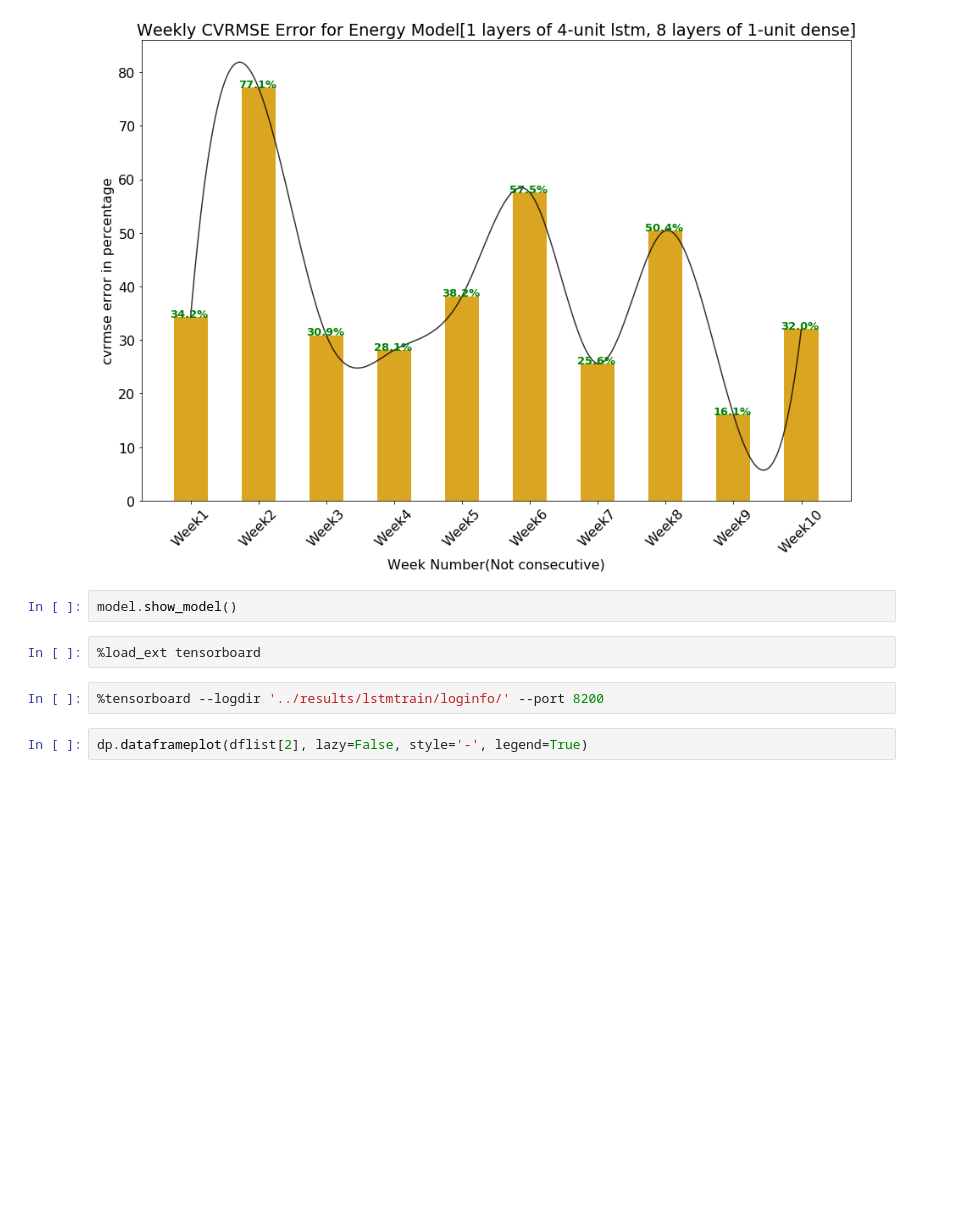
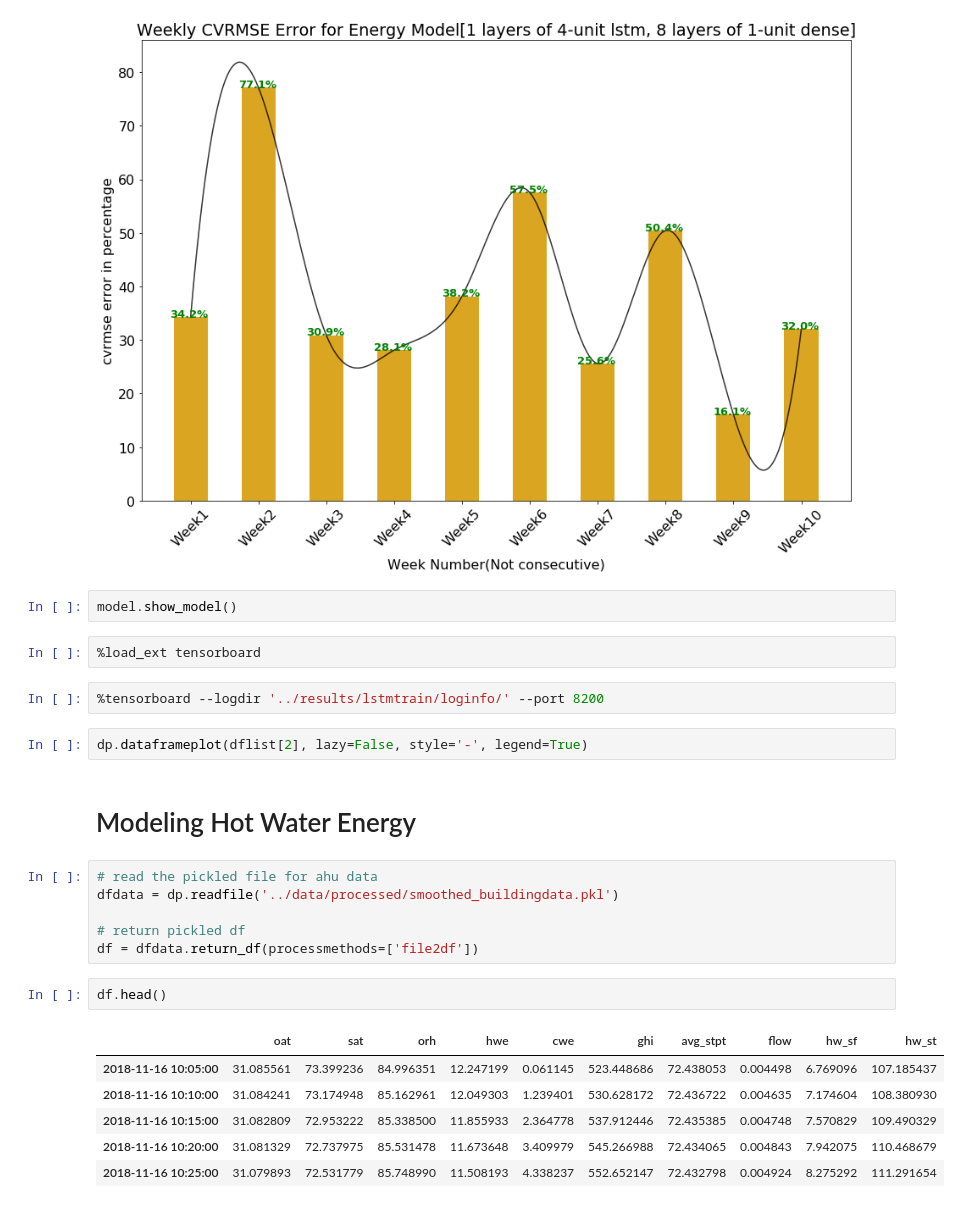
Before and after one commit to AvisekNaug/CDC2020, a Jupyter notebook: notebooks/AHU Energy Training.ipynb, the cells around one changed output. Saved outputs shown, nothing was run; the diff lists cells and outputs as text; blank space fills up the shorter version.

```diff
--- a/notebooks/AHU Energy Training.ipynb
+++ b/notebooks/AHU Energy Training.ipynb
@@ -437,3 +439,20 @@ model.show_model()
 %tensorboard --logdir '../results/lstmtrain/loginfo/' --port 8200
 # %%
 dp.dataframeplot(dflist[2], lazy=False, style='-', legend=True)
+# %% [markdown]
+# Modeling Hot Water Energy
+# %%
+# read the pickled file for ahu data
+dfdata = dp.readfile('../data/processed/smoothed_buildingdata.pkl')
+
+# return pickled df
+df = dfdata.return_df(processmethods=['file2df'])
+# %%
+df.head()
+# %% [output]
+|  | oat | sat | orh | hwe | cwe | ghi | avg_stpt | flow | hw_sf | hw_st |
+| 2018-11-16 10:05:00 | 31.085561 | 73.399236 | 84.996351 | 12.247199 | 0.061145 | 523.448686 | 72.438053 | 0.004498 | 6.769096 | 107.185437 |
+| 2018-11-16 10:10:00 | 31.084241 | 73.174948 | 85.162961 | 12.049303 | 1.239401 | 530.628172 | 72.436722 | 0.004635 | 7.174604 | 108.380930 |
+| 2018-11-16 10:15:00 | 31.082809 | 72.953222 | 85.338500 | 11.855933 | 2.364778 | 537.912446 | 72.435385 | 0.004748 | 7.570829 | 109.490329 |
+| 2018-11-16 10:20:00 | 31.081329 | 72.737975 | 85.531478 | 11.673648 | 3.409979 | 545.266988 | 72.434065 | 0.004843 | 7.942075 | 110.468679 |
+| 2018-11-16 10:25:00 | 31.079893 | 72.531779 | 85.748990 | 11.508193 | 4.338237 | 552.652147 | 72.432798 | 0.004924 | 8.275292 | 111.291654 |
```
Also changed, not shown: parts of 11 cells of this notebook.
